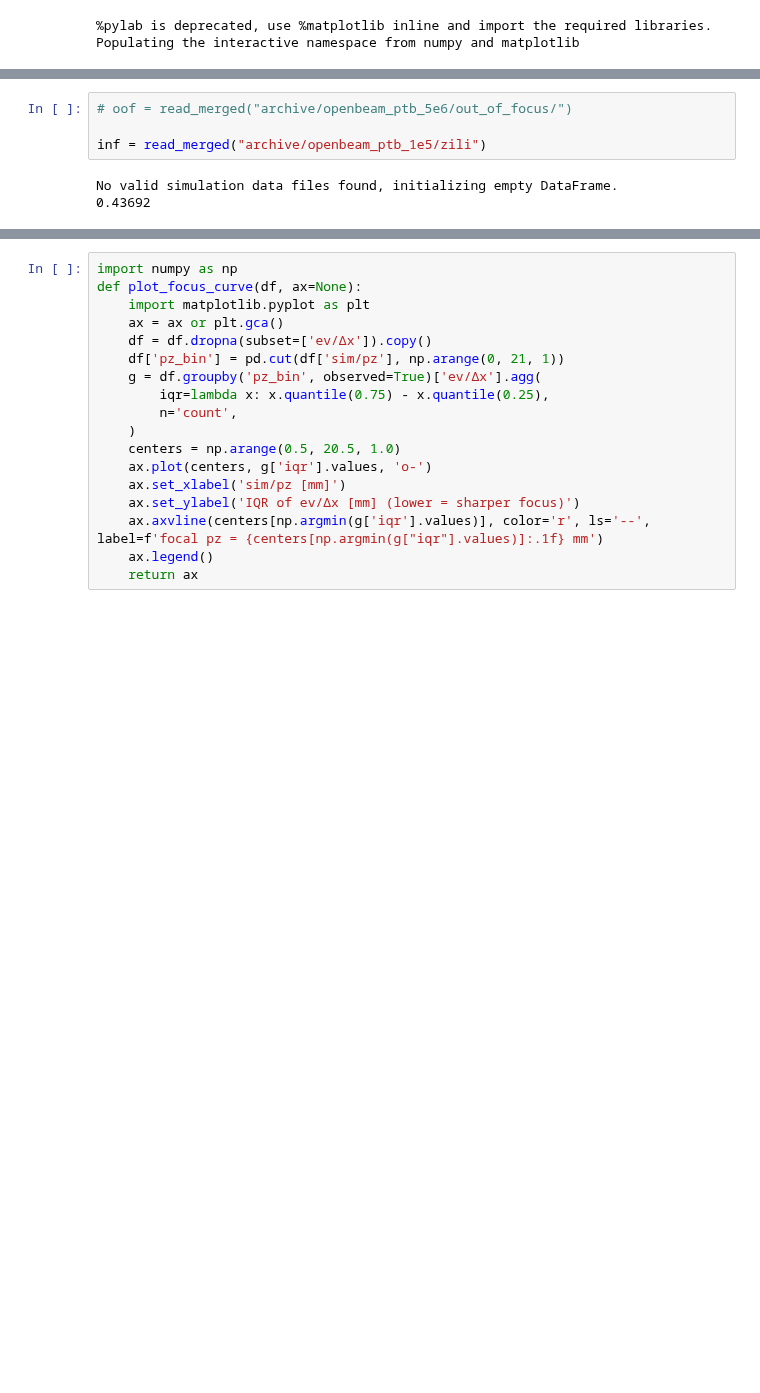
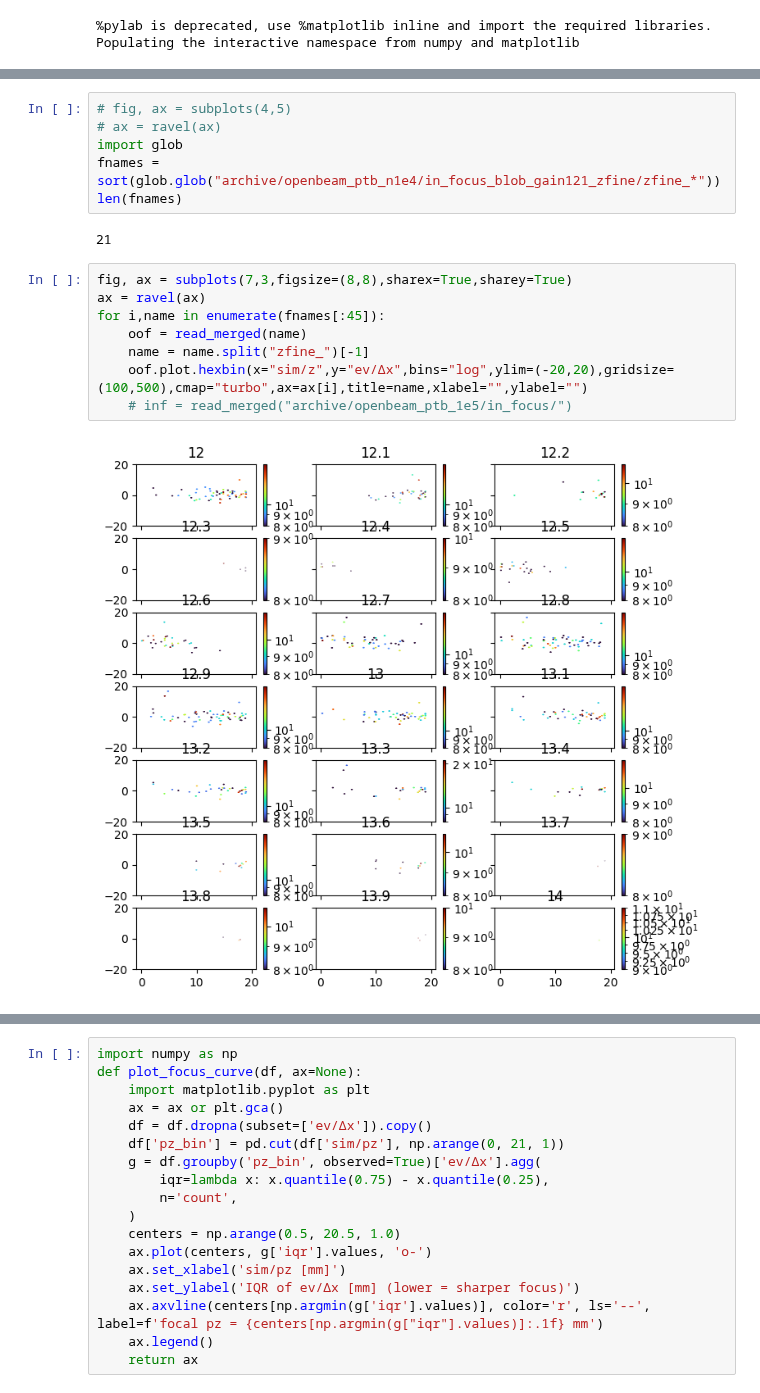
Before and after one commit to TsvikiHirsh/G4LumaCam, a Jupyter notebook: notebooks/read_merge_results.ipynb, the cells around one changed output, grey strips where cells are left out. Drawn from its saved outputs; the diff is of its cells as text; blank space fills up the shorter version.

```diff
--- a/notebooks/read_merge_results.ipynb
+++ b/notebooks/read_merge_results.ipynb
@@ -33,9 +35,20 @@ def read_merged(path="../z30"):
     df.name = path.stem
     return df
-# %%
-# oof = read_merged("archive/openbeam_ptb_5e6/out_of_focus/")
-
-inf = read_merged("archive/openbeam_ptb_1e5/zili")
-# %% [output]
-No valid simulation data files found, initializing empty DataFrame.
-0.43692
+# %%
+# fig, ax = subplots(4,5)
+# ax = ravel(ax)
+import glob
+fnames = sort(glob.glob("archive/openbeam_ptb_n1e4/in_focus_blob_gain121_zfine/zfine_*"))
+len(fnames)
+# %% [output]
+21
+# %%
+fig, ax = subplots(7,3,figsize=(8,8),sharex=True,sharey=True)
+ax = ravel(ax)
+for i,name in enumerate(fnames[:45]):
+    oof = read_merged(name)
+    name = name.split("zfine_")[-1]
+    oof.plot.hexbin(x="sim/z",y="ev/Δx",bins="log",ylim=(-20,20),gridsize=(100,500),cmap="turbo",ax=ax[i],title=name,xlabel="",ylabel="")
+    # inf = read_merged("archive/openbeam_ptb_1e5/in_focus/")
+# %% [output]
+[figure, added]
```
Also changed, not shown: parts of 20 cells of this notebook, 1 other file.
